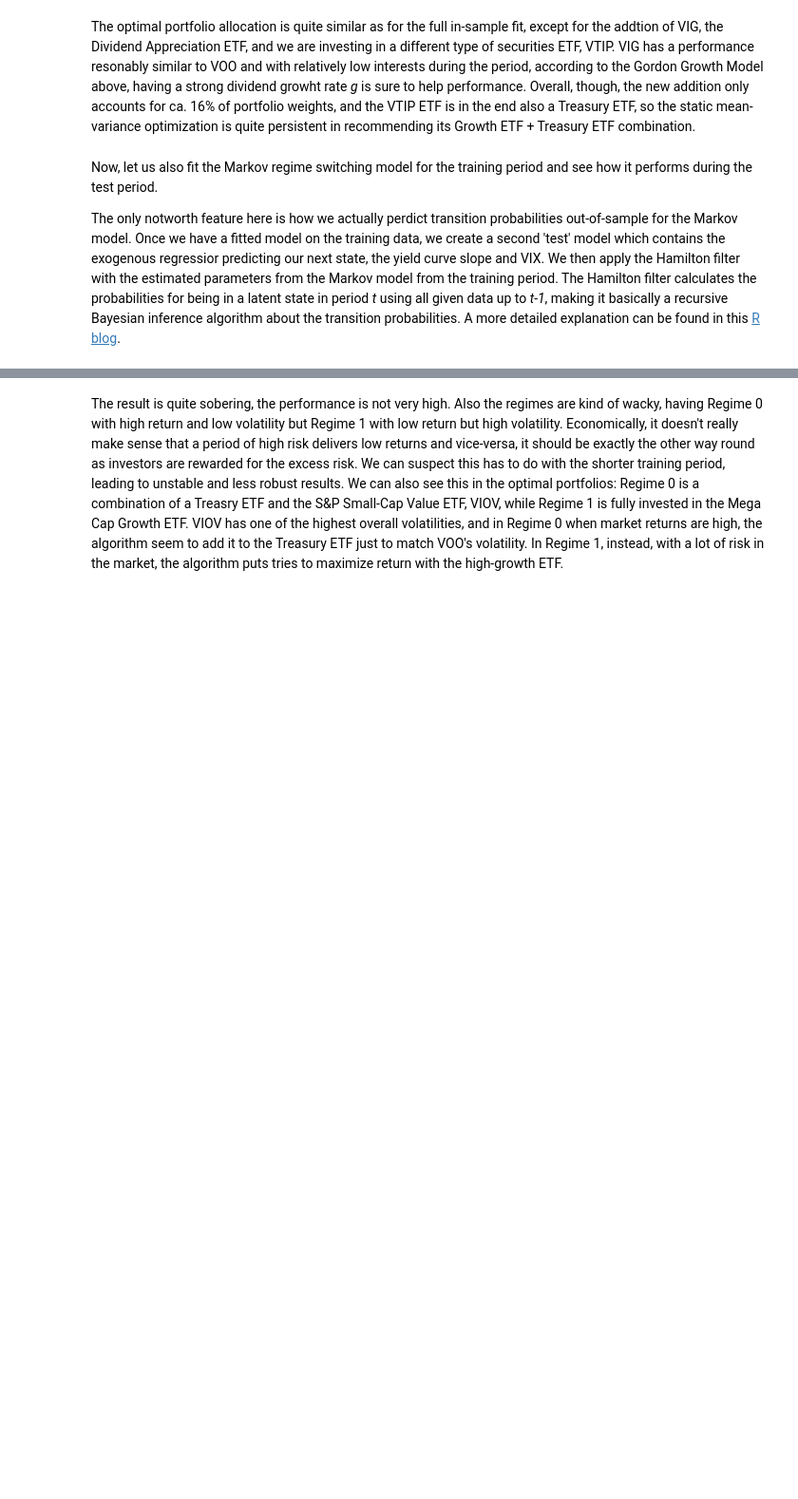
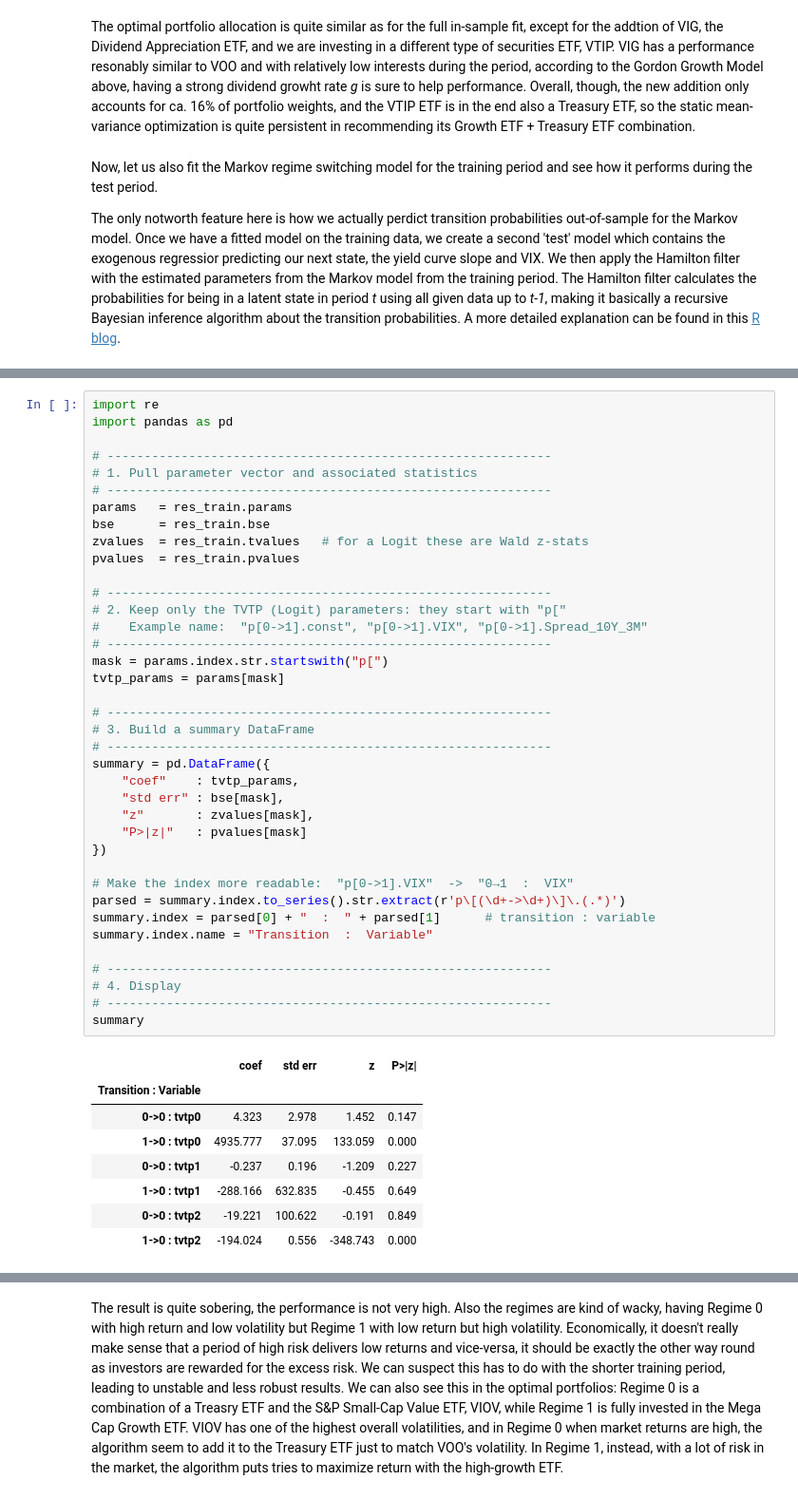
Before and after one commit to Fresearch99/etf_portfolio_optimization, a Jupyter notebook: Optimal_Portfolio_Analysis.ipynb, the cells around one changed output, grey strips where cells are left out. Shown at 95% size. Cells and saved outputs as stored; diff of their text form; blank space fills up the shorter version.

```diff
--- a/Optimal_Portfolio_Analysis.ipynb
+++ b/Optimal_Portfolio_Analysis.ipynb
@@ -2961,0 +3071,47 @@ Out-of-sample CAGR: 10.15%
+# %%
+import re
+import pandas as pd
+
+# ------------------------------------------------------------
+# 1. Pull parameter vector and associated statistics
+# ------------------------------------------------------------
+params   = res_train.params
+bse      = res_train.bse
+zvalues  = res_train.tvalues   # for a Logit these are Wald z-stats
+pvalues  = res_train.pvalues
+
+# ------------------------------------------------------------
+# 2. Keep only the TVTP (Logit) parameters: they start with "p["
+#    Example name:  "p[0->1].const", "p[0->1].VIX", "p[0->1].Spread_10Y_3M"
+# ------------------------------------------------------------
+mask = params.index.str.startswith("p[")
+tvtp_params = params[mask]
+
+# ------------------------------------------------------------
+# 3. Build a summary DataFrame
+# ------------------------------------------------------------
+summary = pd.DataFrame({
+    "coef"    : tvtp_params,
+    "std err" : bse[mask],
+    "z"       : zvalues[mask],
+    "P>|z|"   : pvalues[mask]
+})
+
+# Make the index more readable:  "p[0->1].VIX"  ->  "0→1  :  VIX"
+parsed = summary.index.to_series().str.extract(r'p\[(\d+->\d+)\]\.(.*)')
+summary.index = parsed[0] + "  :  " + parsed[1]      # transition : variable
+summary.index.name = "Transition  :  Variable"
+
+# ------------------------------------------------------------
+# 4. Display
+# ------------------------------------------------------------
+summary
+# %% [output]
+|  | coef | std err | z | P>|z| |
+| Transition : Variable |  |  |  |  |
+| 0->0 : tvtp0 | 4.323 | 2.978 | 1.452 | 0.147 |
+| 1->0 : tvtp0 | 4935.777 | 37.095 | 133.059 | 0.000 |
+| 0->0 : tvtp1 | -0.237 | 0.196 | -1.209 | 0.227 |
+| 1->0 : tvtp1 | -288.166 | 632.835 | -0.455 | 0.649 |
+| 0->0 : tvtp2 | -19.221 | 100.622 | -0.191 | 0.849 |
+| 1->0 : tvtp2 | -194.024 | 0.556 | -348.743 | 0.000 |
```
Also changed, not shown: parts of 59 cells of this notebook.
